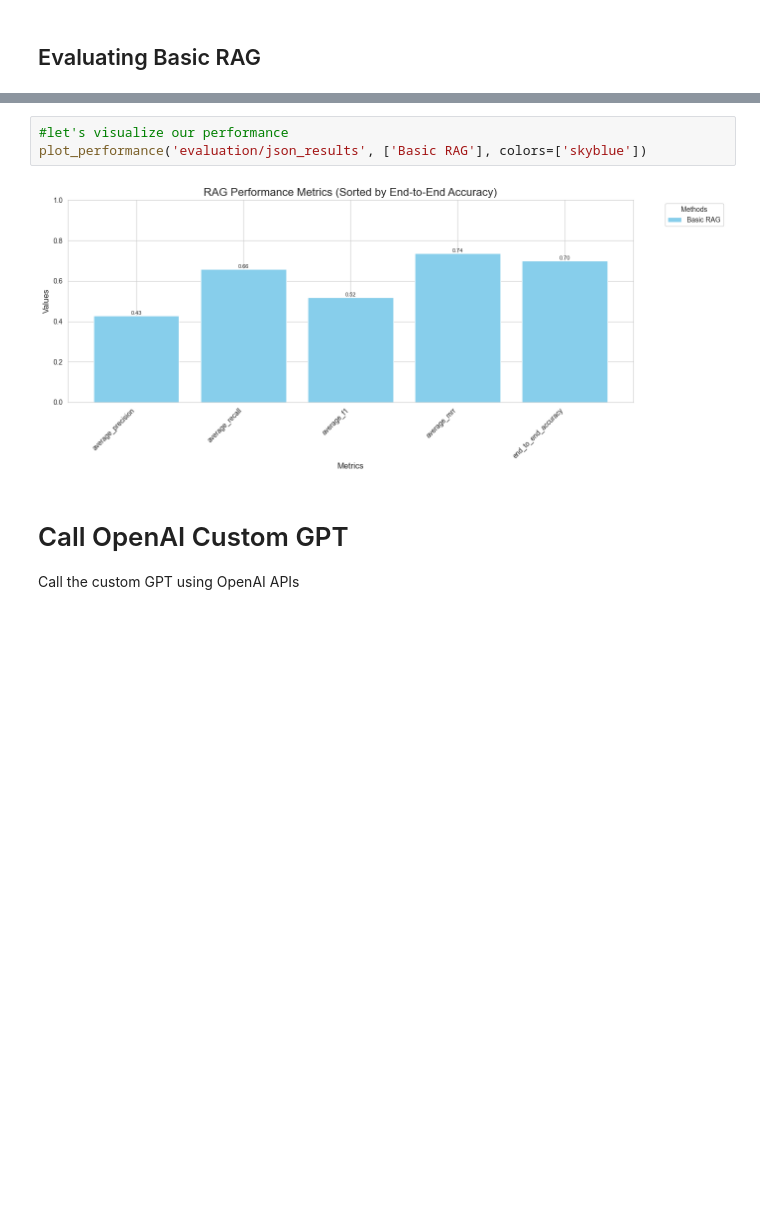
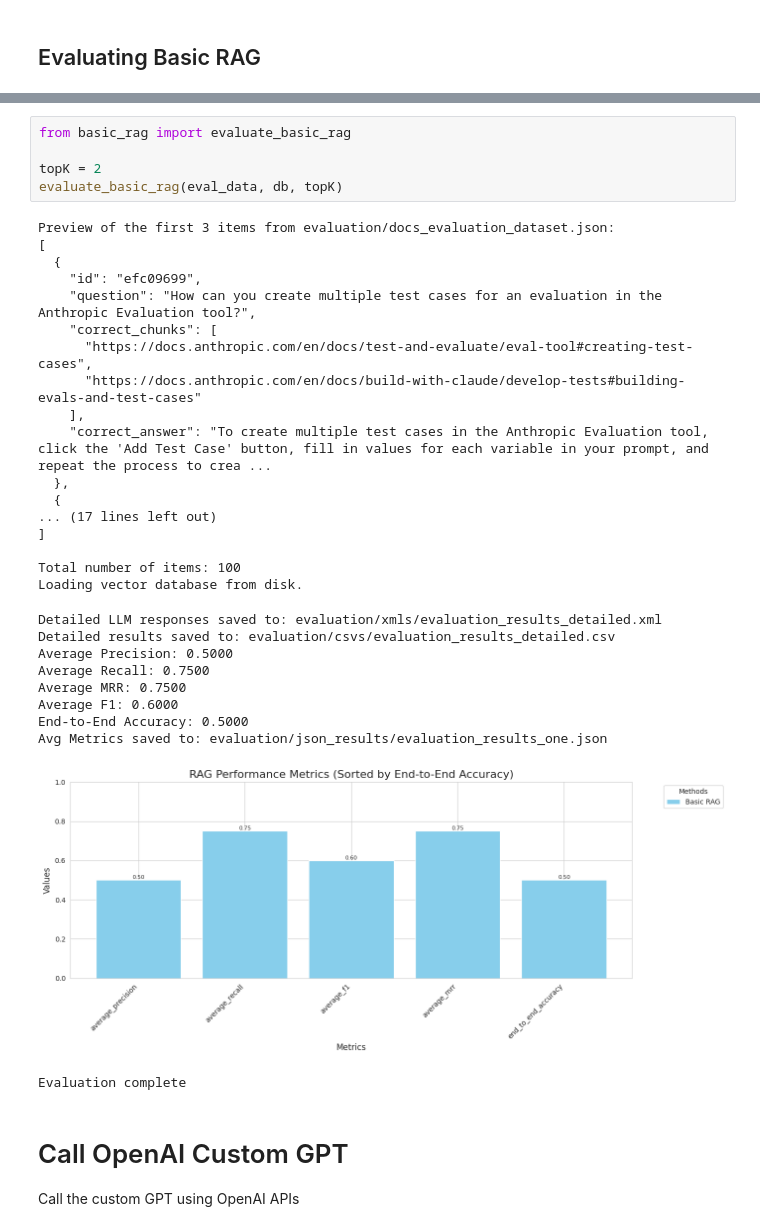
Before and after one commit to abhishekprateek/anthropic-cookbook-abhip, a Jupyter notebook: DeclarativeAgents/DevBoxPOC/dev_box_guide.ipynb, the cells around one changed output, grey strips where cells are left out. Saved outputs shown, nothing was run; the diff lists cells and outputs as text; blank space fills up the shorter version.

Commit message:
more refactoring for basic rag

```diff
--- a/DeclarativeAgents/DevBoxPOC/dev_box_guide.ipynb
+++ b/DeclarativeAgents/DevBoxPOC/dev_box_guide.ipynb
@@ -110,8 +58,36 @@ An error occurred: a bytes-like object is required, not 'list'
-# %%
-#let's visualize our performance
-plot_performance('evaluation/json_results', ['Basic RAG'], colors=['skyblue'])
-# %% [output]
-[figure, removed]
+# %%
+from basic_rag import evaluate_basic_rag
+
+topK = 2
+evaluate_basic_rag(eval_data, db, topK)
+# %% [output]
+Preview of the first 3 items from evaluation/docs_evaluation_dataset.json:
+[
+  {
+    "id": "efc09699",
+    "question": "How can you create multiple test cases for an evaluation in the Anthropic Evaluation tool?",
+    "correct_chunks": [
+      "https://docs.anthropic.com/en/docs/test-and-evaluate/eval-tool#creating-test-cases",
+      "https://docs.anthropic.com/en/docs/build-with-claude/develop-tests#building-evals-and-test-cases"
+    ],
+    "correct_answer": "To create multiple test cases in the Anthropic Evaluation tool, click the 'Add Test Case' button, fill in values for each variable in your prompt, and repeat the process to crea ...
+  },
+  {
+... (17 lines left out)
+]
+
+Total number of items: 100
+Loading vector database from disk.
+Detailed LLM responses saved to: evaluation/xmls/evaluation_results_detailed.xml
+Detailed results saved to: evaluation/csvs/evaluation_results_detailed.csv
+Average Precision: 0.5000
+Average Recall: 0.7500
+Average MRR: 0.7500
+Average F1: 0.6000
+End-to-End Accuracy: 0.5000
+Avg Metrics saved to: evaluation/json_results/evaluation_results_one.json
+[figure, added]
+Evaluation complete
 # %% [markdown]
 # Call OpenAI Custom GPT
 
```
Also changed, not shown: parts of 3 cells of this notebook, 6 other files.
